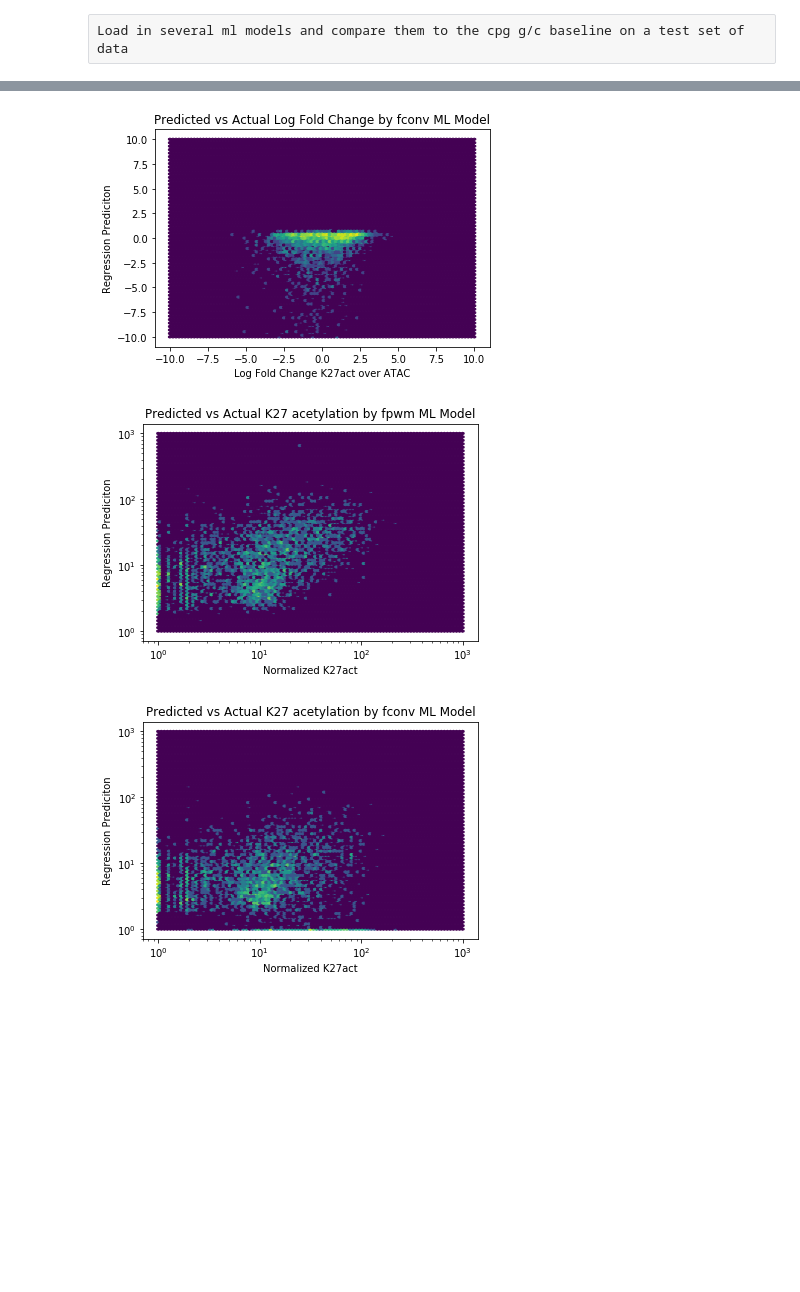
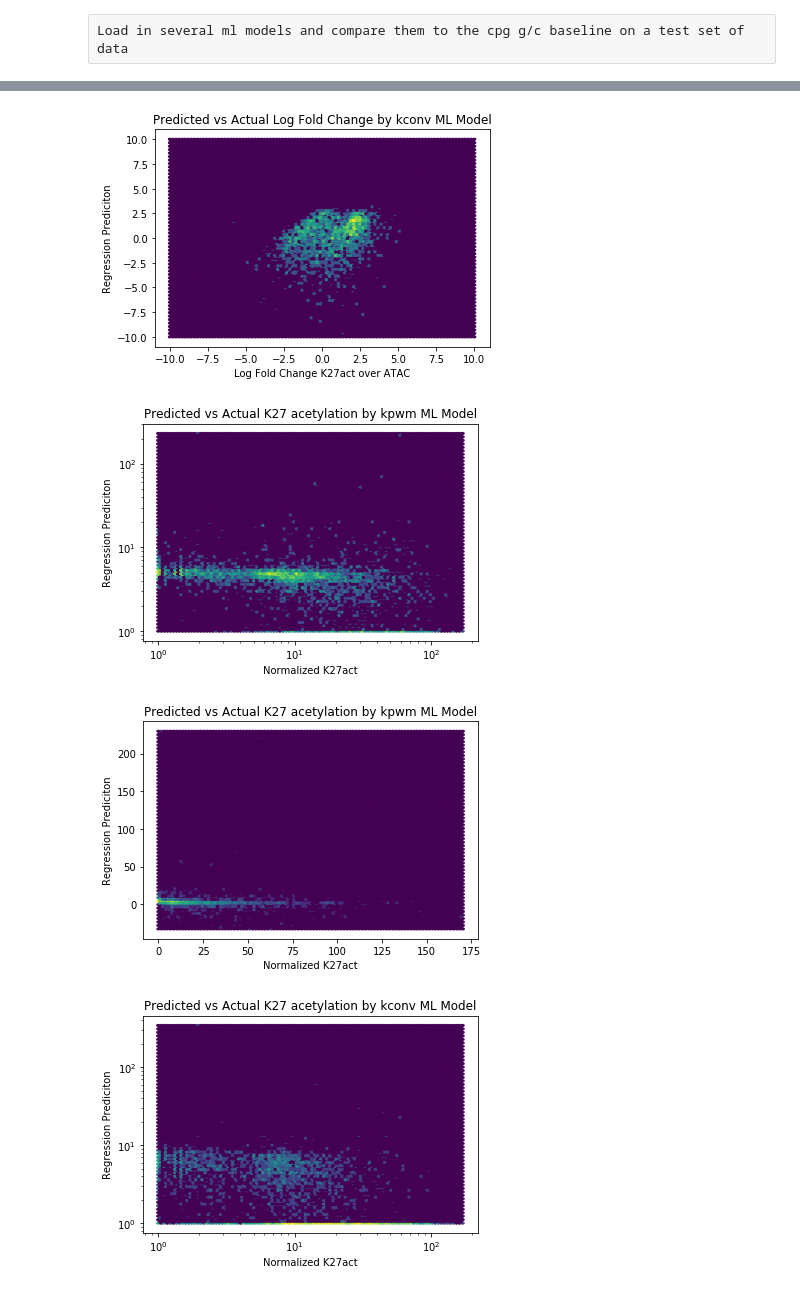
Before and after one commit to kal26/Acessibility_Models, a Jupyter notebook: compare_models.ipynb, the cells around one changed output, grey strips where cells are left out. Cells and saved outputs as stored; diff of their text form; code cells hidden in the pictures; blank space fills up the shorter version.

Commit message:
fixed data models

```diff
--- a/compare_models.ipynb
+++ b/compare_models.ipynb
@@ -36,8 +40,10 @@ loading chrX
 loading chrY
 # %%
 fbaseline_models = {'3f':pickle.load(open('/home/kal/K27act_models/cg_model/cg_cpg_atac_regression_fold_change.pk', 'rb'))}
+                   #'2f':pickle.load(open('/home/kal/K27act_models/cg_model/cg_cpg_regression_fold_change.pk', 'rb'))}
 kbaseline_models = {'3k':pickle.load(open('/home/kal/K27act_models/cg_model/cg_cpg_atac_regression_k27act_norm.pk', 'rb'))}
-fml_models = {'fpwm':load_model('/home/kal/K27act_models/convolution_model/20180628_132455_fold_pwm/final_model.h5'),
-             'fconv':load_model('/home/kal/K27act_models/convolution_model/20180628_162107_conv_fold/final_model.h5')}
-kml_models = {'kpwm':load_model('/home/kal/K27act_models/convolution_model/20180628_144341_counts_pwm/intermediate_weights/weights-13-3.704.hdf5')}
-kml_models = {}
+                   #'2k':pickle.load(open('/home/kal/K27act_models/cg_model/cg_cpg_regression_k27act_norm.pk', 'rb'))}
+fml_models = {'fpwm':load_model('/home/kal/K27act_models/convolution_model/20180706_121935_fold_pwm/final_model.h5')}
+fml_models = {}
+kml_models = {'kpwm':load_model('/home/kal/K27act_models/convolution_model/20180706_124549_counts_pwm/final_model.h5'),
+             'kconv':load_model('/home/kal/K27act_models/convolution_model/20180706_125316_counts_conv/final_model.h5')}
@@ -64,11 +68,17 @@ subpeaks['cpg_frac'] = subpeaks.apply(cg_annotations.cpg_frac, axis=1)
 # predict baseline model
 fbaseline_preds=dict()
 for key in fbaseline_models:
-    fbaseline_preds[key] = fbaseline_models[key].predict(subpeaks[['gc_frac','cpg_frac', 'atac']])
+    if '3' in key:
+        fbaseline_preds[key] = fbaseline_models[key].predict(subpeaks[['gc_frac','cpg_frac', 'atac']])
+    else:
+        fbaseline_preds[key] = fbaseline_models[key].predict(subpeaks[['gc_frac','cpg_frac']])
 
 kbaseline_preds=dict()
 for key in kbaseline_models:
-    kbaseline_preds[key] = kbaseline_models[key].predict(subpeaks[['gc_frac','cpg_frac', 'atac']])
+    if '3' in key:
+        kbaseline_preds[key] = kbaseline_models[key].predict(subpeaks[['gc_frac','cpg_frac', 'atac']])
+    else:
+        kbaseline_preds[key] = kbaseline_models[key].predict(subpeaks[['gc_frac','cpg_frac']])
 
 # extrapolate out the k27 act or the log fold
 for key in fbaseline_models:
@@ -134,6 +144,12 @@ for key in ml_k27act_preds:
     plt.title('Predicted vs Actual K27 acetylation by {} ML Model'.format(key))
     plt.xlabel('Normalized K27act')
     plt.ylabel('Regression Prediciton')
-    plt.hexbin(subpeaks['k27act'].clip(0)+1, ml_k27act_preds[key].clip(0) +1, bins='log', xscale='log', yscale='log', extent=(0, 3, 0, 3))
+    plt.hexbin(subpeaks['k27act'].clip(0)+1, ml_k27act_preds[key].clip(0) +1, bins='log', xscale='log', yscale='log')
     plt.show()
+
+    plt.title('Predicted vs Actual K27 acetylation by {} ML Model'.format(key))
+    plt.xlabel('Normalized K27act')
+    plt.ylabel('Regression Prediciton')
+    plt.hexbin(subpeaks['k27act'], ml_k27act_preds[key], bins='log')
+    plt.show()
 # %% [output]
@@ -145,3 +161,4 @@ for key in ml_k27act_preds:
-[figure, old version]
+[figure, new version]
-[figure, old version]
+[figure, new version]
-[figure, old version]
+[figure, new version]
+[figure, added]
```
Also changed, not shown: parts of 12 cells of this notebook, 9 other files.
